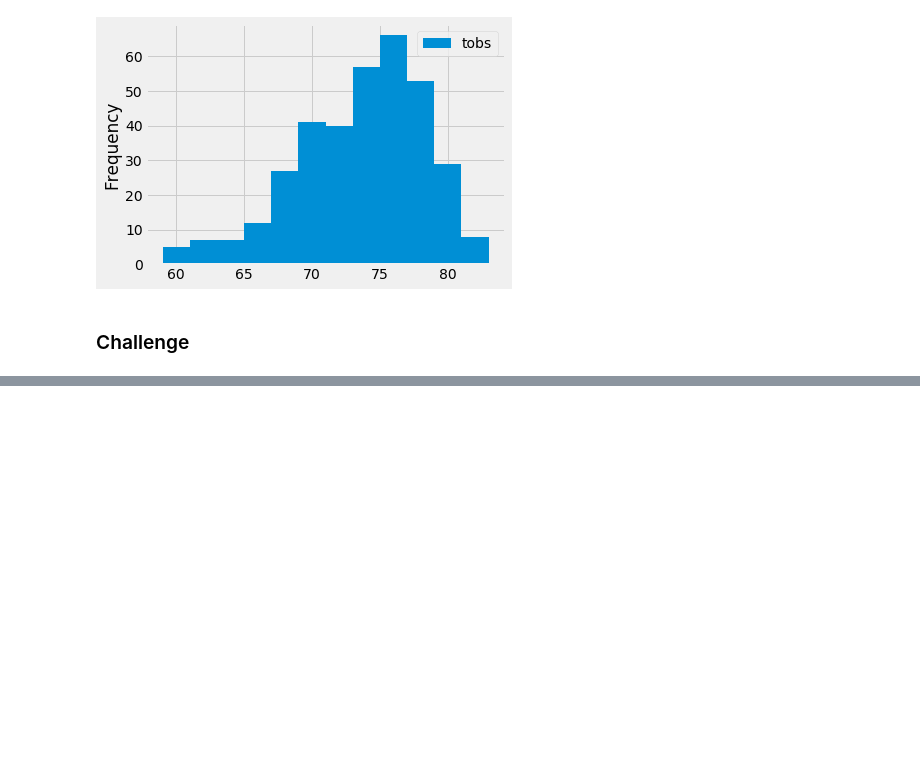
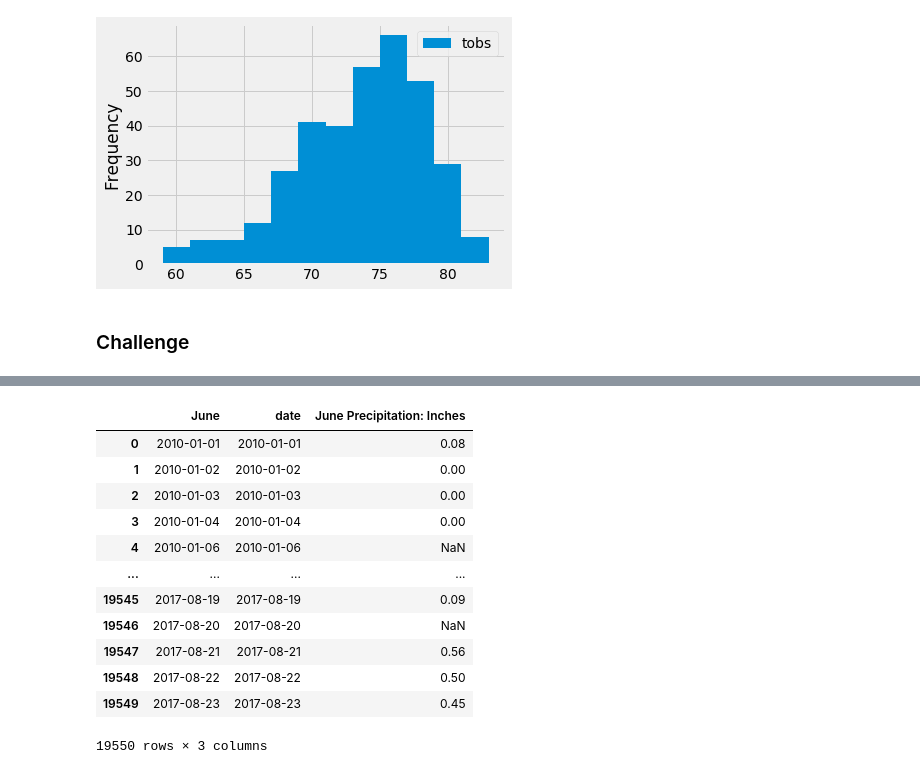
Before and after one commit to mkeire/surfs_up, a Jupyter notebook: climate_analysis.ipynb, the cells around one changed output, grey strips where cells are left out. Drawn from its saved outputs; the diff is of its cells as text; code cells hidden in the pictures; blank space fills up the shorter version.

```diff
--- a/climate_analysis.ipynb
+++ b/climate_analysis.ipynb
@@ -135,0 +136,7 @@ plt.tight_layout()
+# %%
+# Create precipitation data frame
+all_date_prec_df = pd.DataFrame(prec)
+na = all_date_prec_df.isna().sum()
+not_null = all_date_prec_df.notnull().sum()
+
+print(f"Is NAN:\n{na}\n\nIs Not Null:\n{not_null}")
@@ -135,0 +169,4 @@ plt.tight_layout()
+# %%
+# Change date data type
+prec_dates = pd.to_datetime(all_date_prec_df.loc[:,'date'])
+prec_dates
@@ -135,0 +186,4 @@ plt.tight_layout()
+# %%
+# Turn formatted dates into data frame
+date_colum_df = pd.DataFrame(prec_dates)
+date_colum_df
@@ -135,0 +204,24 @@ plt.tight_layout()
+# %%
+# Rename columns for June and December
+June_dates_df = date_colum_df.rename(columns={'date': 'June'})
+Dec_dates_df = date_colum_df.rename(columns={'date': 'December'})
+# %%
+# Merge correct June dates data type with precipitation
+June_dates_prec = June_dates_df.merge(all_date_prec_df, left_index=True, right_index=True)
+# Rename prcp for June
+June_dates_prec = June_dates_prec.rename(columns={'prcp': 'June Precipitation: Inches'})
+June_dates_prec
+# %% [output]
+|  | June | date | June Precipitation: Inches |
+| 0 | 2010-01-01 | 2010-01-01 | 0.08 |
+| 1 | 2010-01-02 | 2010-01-02 | 0.00 |
+| 2 | 2010-01-03 | 2010-01-03 | 0.00 |
+| 3 | 2010-01-04 | 2010-01-04 | 0.00 |
+| 4 | 2010-01-06 | 2010-01-06 | NaN |
+| ... | ... | ... | ... |
+| 19545 | 2017-08-19 | 2017-08-19 | 0.09 |
+| 19546 | 2017-08-20 | 2017-08-20 | NaN |
+| 19547 | 2017-08-21 | 2017-08-21 | 0.56 |
+| 19548 | 2017-08-22 | 2017-08-22 | 0.50 |
+| 19549 | 2017-08-23 | 2017-08-23 | 0.45 |
+19550 rows × 3 columns
```
Also changed, not shown: parts of 40 cells of this notebook.
